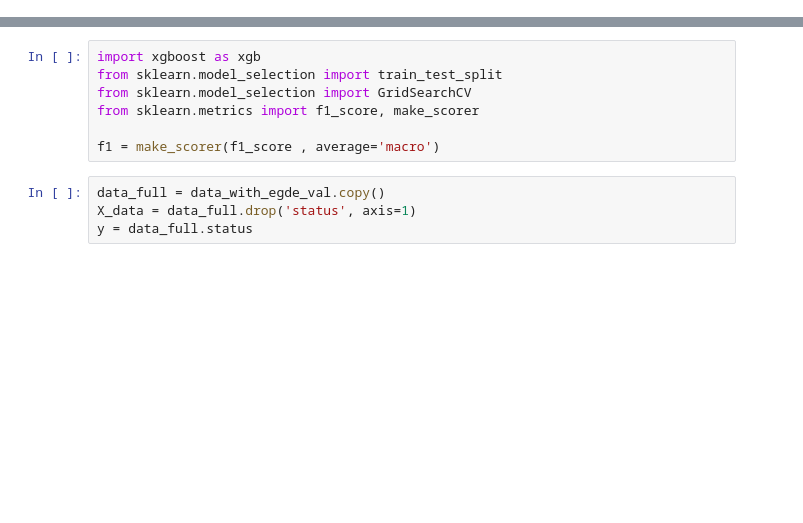
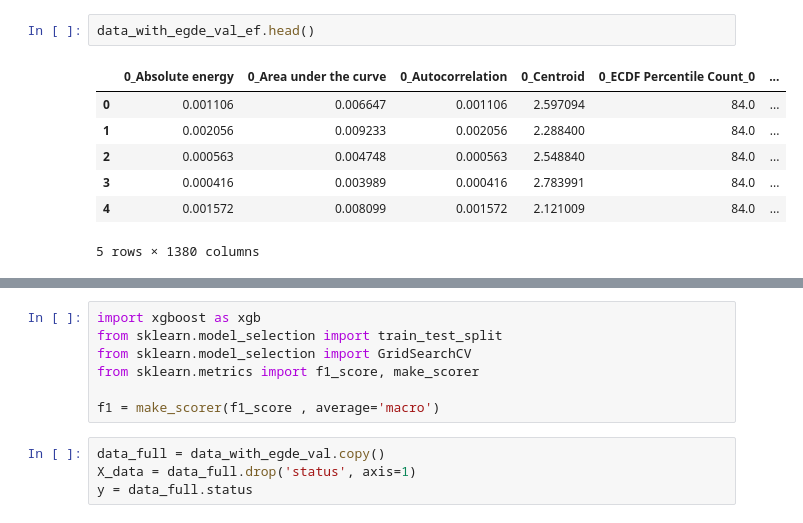
Before and after one commit to KhubbatulinMark/transformer, a Jupyter notebook: Class_XGB.ipynb, the cells around one changed output, grey strips where cells are left out. Drawn from its saved outputs; the diff is of its cells as text; blank space fills up the shorter version.

```diff
--- a/Class_XGB.ipynb
+++ b/Class_XGB.ipynb
@@ -35,3 +47,13 @@ for i,file in enumerate(data_for_an):
+# %%
+data_with_egde_val_ef.head()
+# %% [output]
+|  | 0_Absolute energy | 0_Area under the curve | 0_Autocorrelation | 0_Centroid | 0_ECDF Percentile Count_0 | ... |
+| 0 | 0.001106 | 0.006647 | 0.001106 | 2.597094 | 84.0 | ... |
+| 1 | 0.002056 | 0.009233 | 0.002056 | 2.288400 | 84.0 | ... |
+| 2 | 0.000563 | 0.004748 | 0.000563 | 2.548840 | 84.0 | ... |
+| 3 | 0.000416 | 0.003989 | 0.000416 | 2.783991 | 84.0 | ... |
+| 4 | 0.001572 | 0.008099 | 0.001572 | 2.121009 | 84.0 | ... |
+5 rows × 1380 columns
 # %%
 data_with_egde_val
 # %% [output]
```
Also changed, not shown: parts of 12 cells of this notebook, 3 other files.
